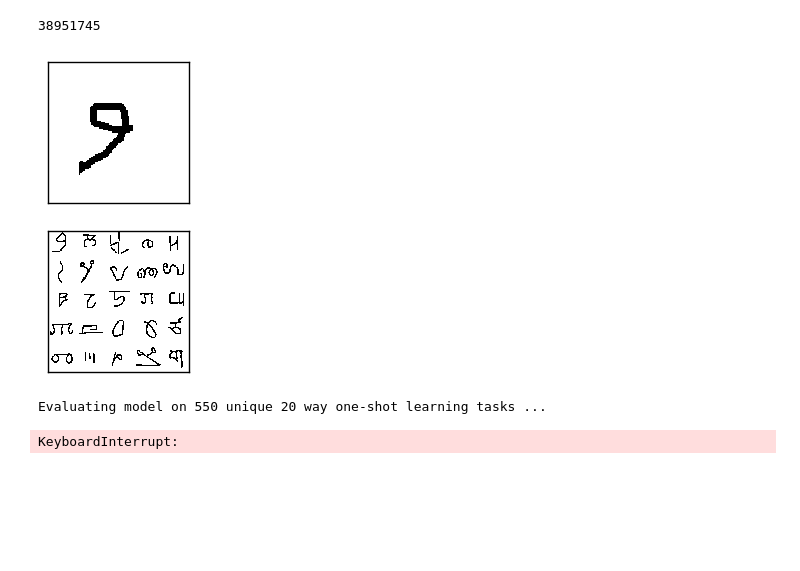
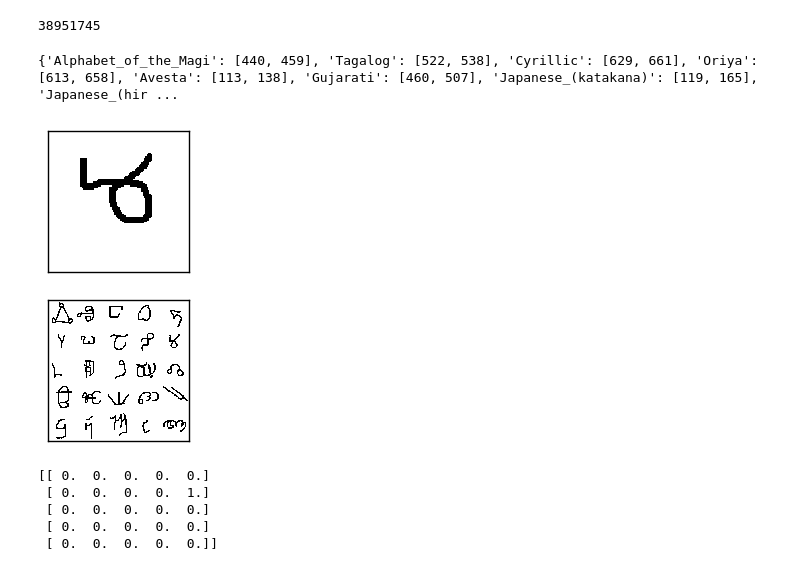
Before and after one commit to sorenbouma/keras-oneshot, a Jupyter notebook: SiameseNet.ipynb, the cells around one changed output. Drawn from its saved outputs; the diff is of its cells as text; code cells hidden in the pictures; blank space fills up the shorter version.

```diff
--- a/SiameseNet.ipynb
+++ b/SiameseNet.ipynb
@@ -54,12 +58,15 @@ Using TensorFlow backend.
 38951745
 # %%
 with open( "/home/soren/keras-oneshot/train.pickle","r") as f:
-    (X,y,c) = pickle.load(f)
+    (X,c) = pickle.load(f)
 
 with open( "/home/soren/keras-oneshot/val.pickle","r") as f:
-    (Xval,yval,cval) = pickle.load(f)
+    (Xval,cval) = pickle.load(f)
 #a=siamese_net.predict([X[1,1,:,:].reshape(1,105,105,1),X[7,1,:,:].reshape(1,105,105,1) ])
 #b=siamese_net.predict([X[7,1,:,:].reshape(1,105,105,1),X[1,1,:,:].reshape(1,105,105,1) ])
+print(cval)
+# %% [output]
+{'Alphabet_of_the_Magi': [440, 459], 'Tagalog': [522, 538], 'Cyrillic': [629, 661], 'Oriya': [613, 658], 'Avesta': [113, 138], 'Gujarati': [460, 507], 'Japanese_(katakana)': [119, 165], 'Japanese_(hir ...
 # %%
 class Siamese_Loader:
     """For loading batches and testing tasks to a siamese net"""
@@ -123,48 +142,54 @@ class Siamese_Loader:
 # %%
-loader = Siamese_Loader(X,Xval)
 
 def concat_images(X):
-    """Concatenates a bnch of images into a big matrix for plotting purposes."""
+    """Concatenates a bunch of images into a big matrix for plotting purposes."""
     nc,h,w,_ = X.shape
     X = X.reshape(nc,h,w)
     n = np.ceil(np.sqrt(nc)).astype("int8")
     img = np.zeros((n*w,n*h))
     x = 0
     y = 0
     for example in range(nc):
         img[x*w:(x+1)*w,y*h:(y+1)*h] = X[example]
         y += 1
         if y >= n:
             y = 0
             x += 1
     return img
 
 
 def plot_oneshot_task(pairs):
     """Takes a one-shot task given to a siamese net and  """
     fig,(ax1,ax2) = plt.subplots(2)
     ax1.matshow(pairs[0][0].reshape(105,105),cmap='gray')
     img = concat_images(pairs[1])
     ax1.get_yaxis().set_visible(False)
     ax1.get_xaxis().set_visible(False)
     ax2.matshow(img,cmap='gray')
     plt.xticks([])
     plt.yticks([])
     plt.show()
 #example of a one-shot learning task
 pairs, targets = loader.make_oneshot_task(25)
 plot_oneshot_task(pairs)
+print(targets.reshape(5,5))
 # %% [output]
-[figure, old version]
+[figure, new version]
+[[ 0.  0.  0.  0.  0.]
+ [ 0.  0.  0.  0.  1.]
+ [ 0.  0.  0.  0.  0.]
+ [ 0.  0.  0.  0.  0.]
+ [ 0.  0.  0.  0.  0.]]
 # %%
-evaluate_every = 7000
-loss_every=300
+#Training loop
+evaluate_every = 500
+loss_every=50
 batch_size = 32
 N_way = 20
-n_val = 550
-siamese_net.load_weights("/home/soren/keras-oneshot/weights")
-best = 76.0
-for i in range(900000):
+n_val = 250
+#siamese_net.load_weights("/home/soren/keras-oneshot/weights")
+best = 89.9
+for i in range(1,0):
     (inputs,targets)=loader.get_batch(batch_size)
     loss=siamese_net.train_on_batch(inputs,targets)
     if i % evaluate_every == 0:
@@ -176,8 +201,5 @@ for i in range(900000):
 
     if i % loss_every == 0:
         print("iteration {}, training loss: {:.2f},".format(i,loss))
-# %% [output]
-Evaluating model on 550 unique 20 way one-shot learning tasks ...
-KeyboardInterrupt:
 # %%
 siamese_net.load_weights("/home/soren/keras-oneshot/weights")
```
Also changed, not shown: parts of 5 cells of this notebook, 1 other file.
